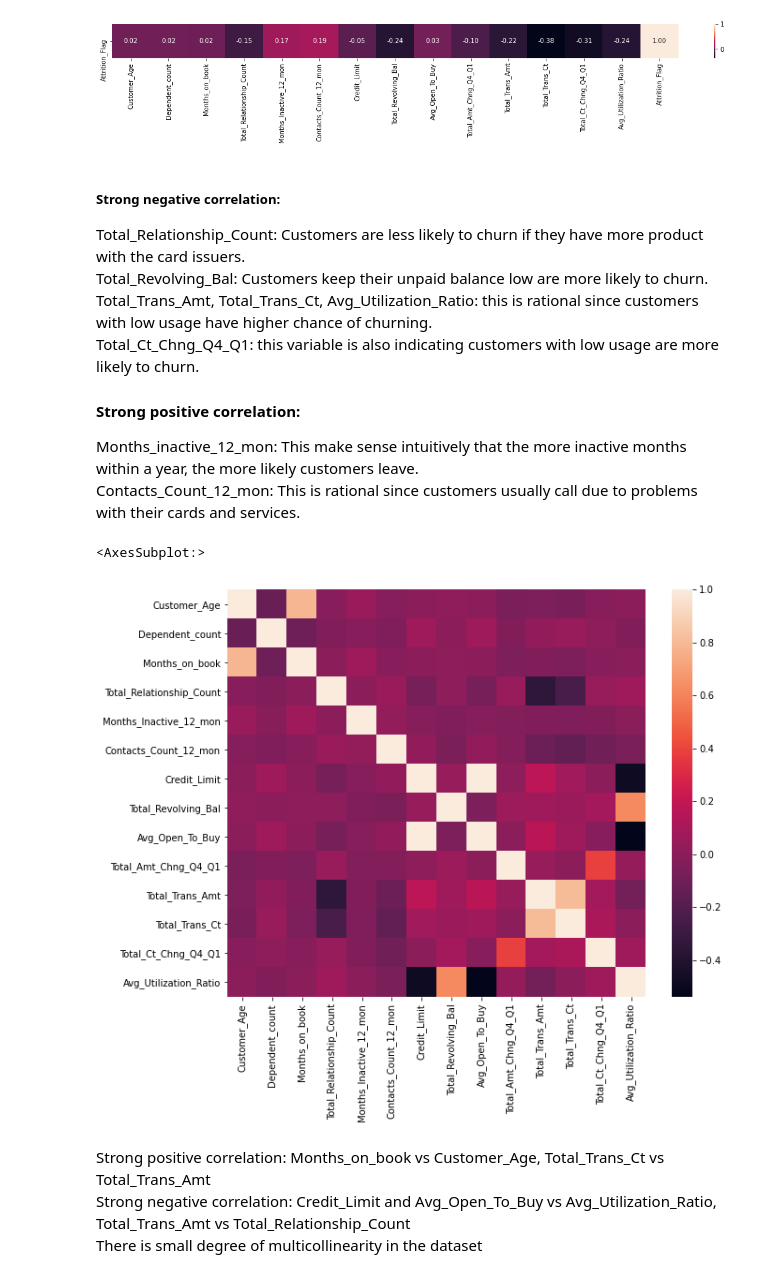
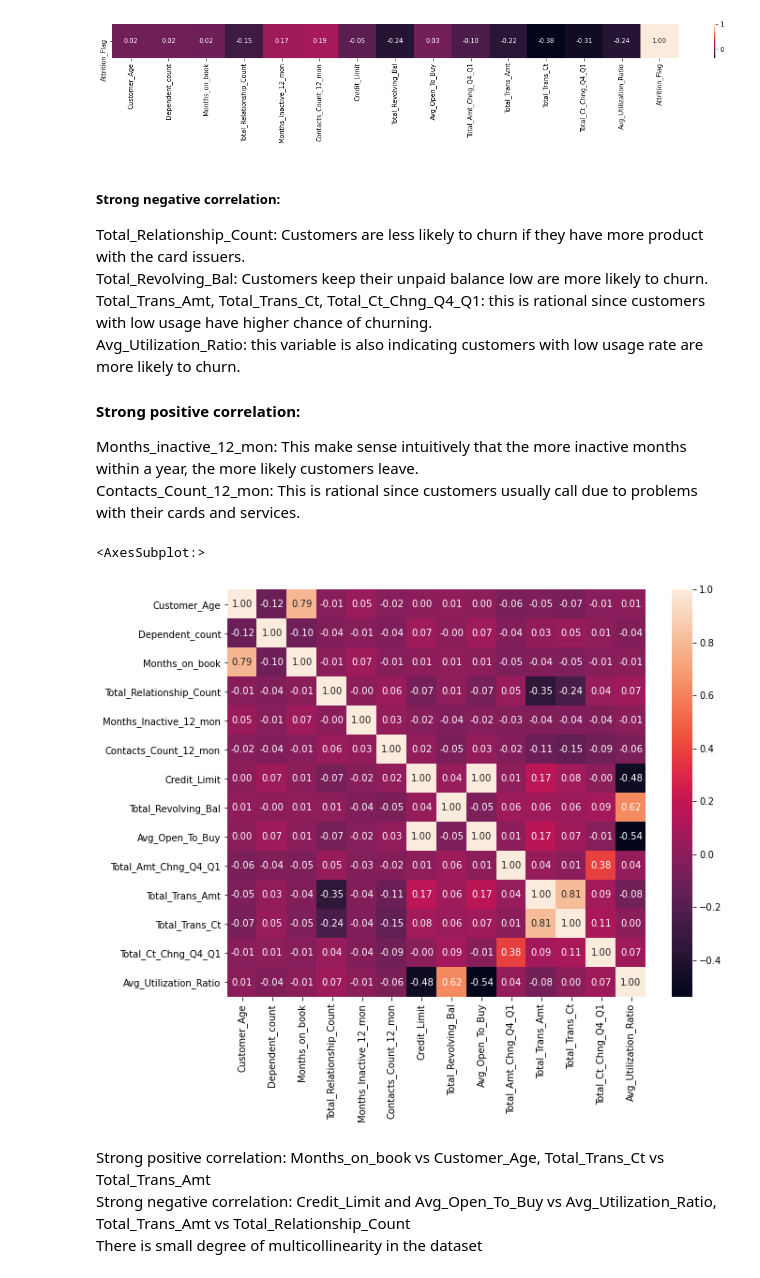
Before and after one commit to machquocvu/Springboard_Capstone2, a Jupyter notebook: Code/Capstone2_EDA.ipynb, the cells around one changed output. Drawn from its saved outputs; the diff is of its cells as text; code cells hidden in the pictures.

```diff
--- a/Code/Capstone2_EDA.ipynb
+++ b/Code/Capstone2_EDA.ipynb
@@ -400,8 +425,8 @@ plt.show()
 ##### Strong negative correlation:
 Total_Relationship_Count: Customers are less likely to churn if they have more product with the card issuers. <br />
 Total_Revolving_Bal: Customers keep their unpaid balance low are more likely to churn. <br />
-Total_Trans_Amt, Total_Trans_Ct, Avg_Utilization_Ratio: this is rational since customers with low usage have higher chance of churning. <br />
-Total_Ct_Chng_Q4_Q1: this variable is also indicating customers with low usage are more likely to churn. <br />
+Total_Trans_Amt, Total_Trans_Ct, Total_Ct_Chng_Q4_Q1: this is rational since customers with low usage have higher chance of churning. <br />
+Avg_Utilization_Ratio: this variable is also indicating customers with low usage rate are more likely to churn. <br />
 
 #### Strong positive correlation:
 Months_inactive_12_mon: This make sense intuitively that the more inactive months within a year, the more likely customers leave. <br />
@@ -409,11 +434,11 @@ Contacts_Count_12_mon: This is rational since customers usually call due to prob
 # %%
 # Explore correlation between independent variables
 
 plt.figure(figsize=(10, 8))
-sns.heatmap(churn.corr())
+sns.heatmap(churn.corr(), annot=True, fmt='.2f')
 # %% [output]
 <AxesSubplot:>
-[figure, old version]
+[figure, new version]
 # %% [markdown]
 Strong positive correlation: Months_on_book vs Customer_Age, Total_Trans_Ct vs Total_Trans_Amt <br />
 Strong negative correlation: Credit_Limit and Avg_Open_To_Buy vs Avg_Utilization_Ratio, Total_Trans_Amt vs Total_Relationship_Count <br />
```
Also changed, not shown: parts of 54 cells of this notebook.
